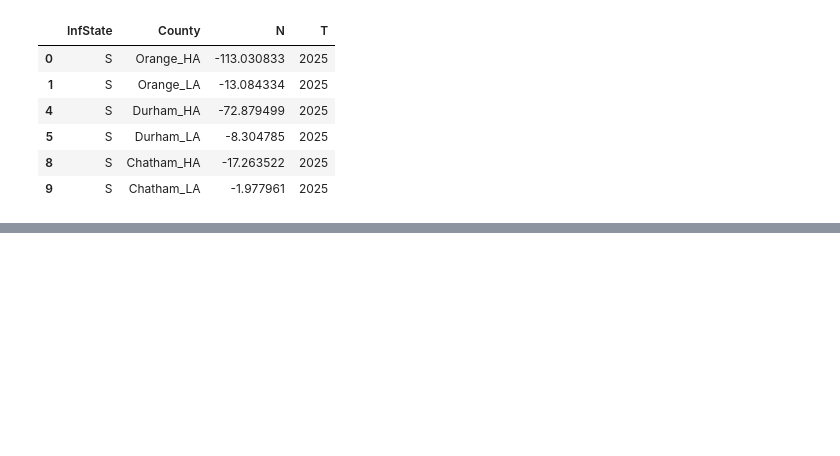
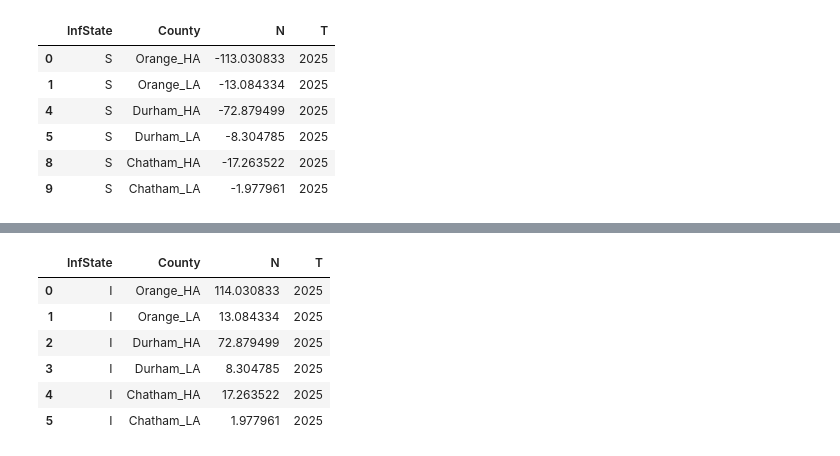
Before and after one commit to UNCIDD/tabularepimdl, a Jupyter notebook: examples/Matrix_Kronecker_Product.ipynb, the cells around one changed output, grey strips where cells are left out. Cells and saved outputs as stored; diff of their text form; code cells hidden in the pictures; blank space fills up the shorter version.

```diff
--- a/examples/Matrix_Kronecker_Product.ipynb
+++ b/examples/Matrix_Kronecker_Product.ipynb
@@ -183,0 +226,12 @@ deltas #deltas means the number of people moving from S to I state
+# %%
+#Adding compartment R
+current_infected = pop_size_updated[pop_size_updated['InfState']=='I']
+current_infected
+# %% [output]
+|  | InfState | County | N | T |
+| 0 | I | Orange_HA | 114.030833 | 2025 |
+| 1 | I | Orange_LA | 13.084334 | 2025 |
+| 2 | I | Durham_HA | 72.879499 | 2025 |
+| 3 | I | Durham_LA | 8.304785 | 2025 |
+| 4 | I | Chatham_HA | 17.263522 | 2025 |
+| 5 | I | Chatham_LA | 1.977961 | 2025 |
```
Also changed, not shown: parts of 5 cells of this notebook.
